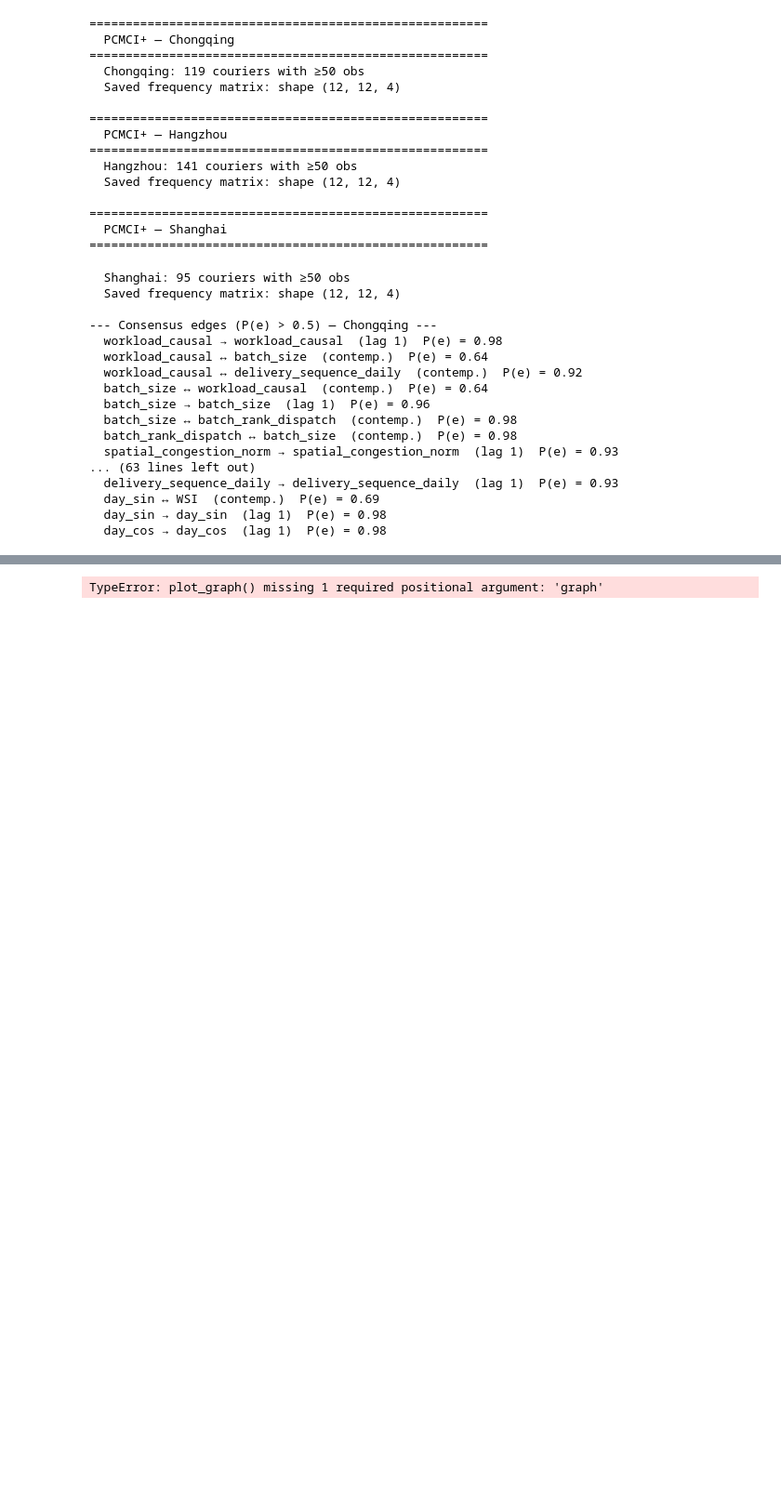
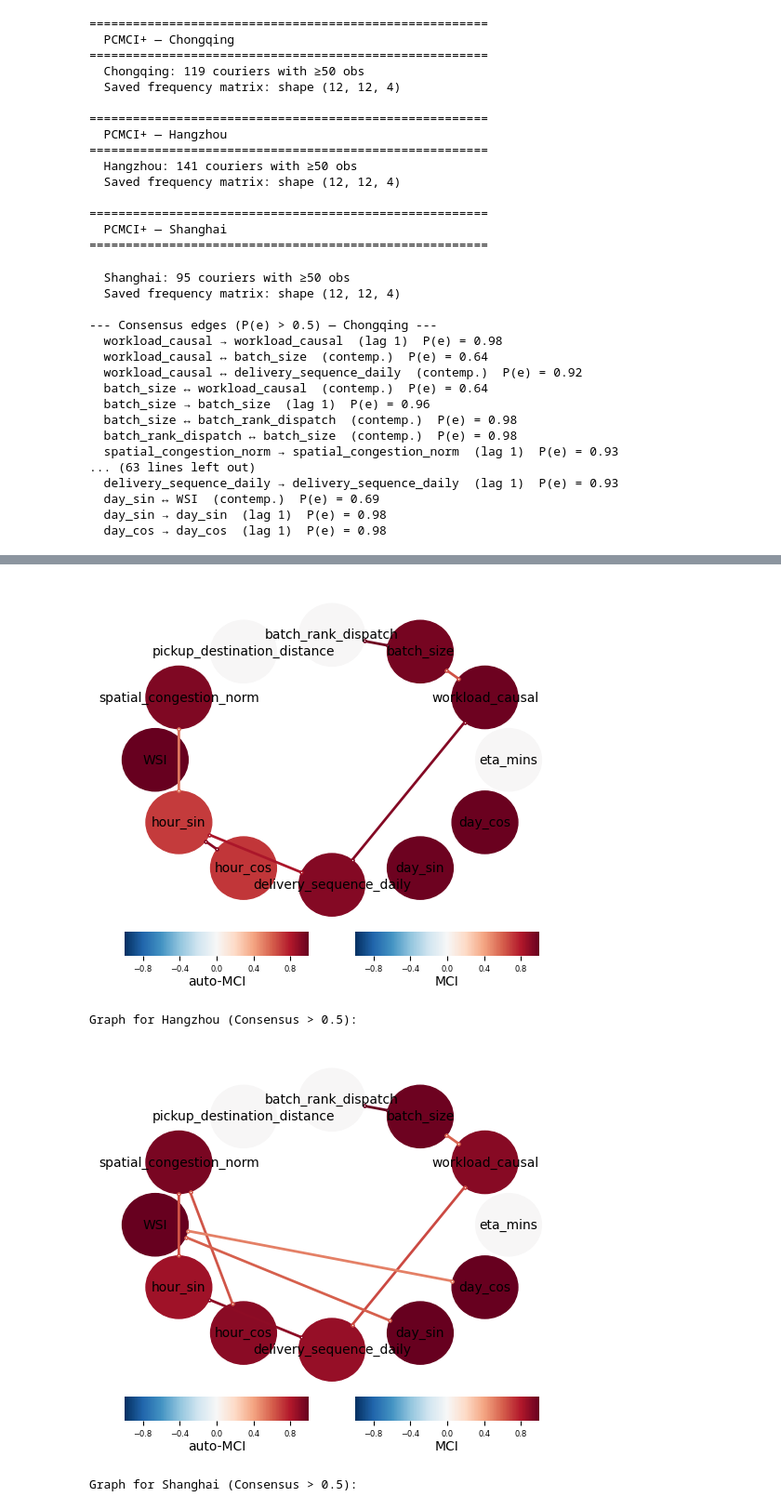
Before and after one commit to aymuos/endgame, a Jupyter notebook: 03_PCMCI.ipynb, the cells around one changed output, grey strips where cells are left out. Shown at 93% size. Saved outputs shown, nothing was run; the diff lists cells and outputs as text; code cells hidden in the pictures; blank space fills up the shorter version.

```diff
--- a/03_PCMCI.ipynb
+++ b/03_PCMCI.ipynb
@@ -266,7 +266,6 @@ for city_name, freq in city_graphs.items():
   day_sin → day_sin  (lag 1)  P(e) = 0.98
   day_cos → day_cos  (lag 1)  P(e) = 0.98
 # %%
-!pip install tigramite
 import matplotlib.pyplot as plt
 from tigramite import plotting as tp
 import numpy as np
@@ -274,10 +273,26 @@ import numpy as np
 # Visualize results for cities that processed successfully
 for city_name, freq in city_graphs.items():
     feat = city_features[city_name]
-    print(f"\nGraph for {city_name}:")
+    print(f"\nGraph for {city_name} (Consensus > {CONSENSUS_THRESHOLD}):")
 
-    # Plotting contemporaneous and lagged links using the frequency matrix
+    # Create a boolean graph mask where frequency exceeds threshold
+    # Tigramite expects a string array or boolean array for the 'graph' argument
+    # '' for no edge, '-->' for directed, 'o-o' for undirected/contemporaneous
+    N = len(feat)
+    graph_mask = np.zeros(freq.shape, dtype='<U3')
+
+    for i in range(N):
+        for j in range(N):
+            for tau in range(TAU_MAX + 1):
+                if freq[i, j, tau] > CONSENSUS_THRESHOLD:
+                    if tau == 0:
+                        graph_mask[i, j, tau] = 'o-o'
+                    else:
+                        graph_mask[i, j, tau] = '-->'
+
+    # Plotting contemporaneous and lagged links
     tp.plot_graph(
+        graph=graph_mask,
         val_matrix=freq,
         var_names=feat,
         show_colorbar=True,
@@ -296 +306,4 @@ Graph for Chongqing:
+[figure, added]
-TypeError: plot_graph() missing 1 required positional argument: 'graph'
+Graph for Hangzhou (Consensus > 0.5):
+[figure, added]
+Graph for Shanghai (Consensus > 0.5):
```
Also changed, not shown: parts of 2 cells of this notebook.
